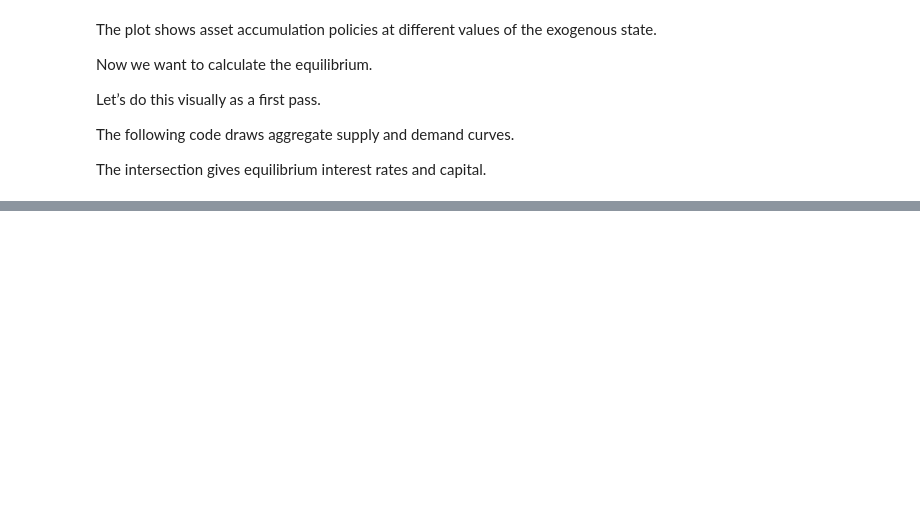
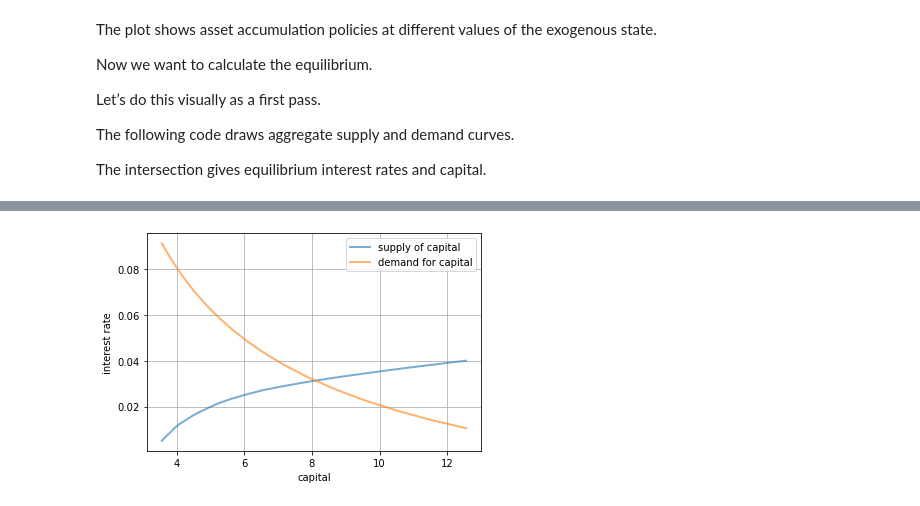
Before and after one commit to QuantEcon/cbc_workshops, a Jupyter notebook: aiyagari/aiyagari_numba.ipynb, the cells around one changed output, grey strips where cells are left out. Cells and saved outputs as stored; diff of their text form; code cells hidden in the pictures; blank space fills up the shorter version.

```diff
--- a/aiyagari/aiyagari_numba.ipynb
+++ b/aiyagari/aiyagari_numba.ipynb
@@ -349,72 +415,13 @@ The intersection gives equilibrium interest rates and capital.
 # %%
-A = 1.0
-N = 1.0
-α = 0.33
-β = 0.96
-δ = 0.05
-
-
-def r_to_w(r):
-    """
-    Equilibrium wages associated with a given interest rate r.
-    """
-    return A * (1 - α) * (A * α / (r + δ))**(α / (1 - α))
-
-def rd(K):
-    """
-    Inverse demand curve for capital.  The interest rate associated with a
-    given demand for capital K.
-    """
-    return A * α * (N / K)**(1 - α) - δ
-
-
-def prices_to_capital_stock(am, r):
-    """
-    Map prices to the induced level of capital stock.
-
-    Parameters:
-    ----------
-
-    am : Household
-        An instance of an aiyagari_household.Household
-    r : float
-        The interest rate
-    """
-    w = r_to_w(r)
-    am.set_prices(r, w)
-    aiyagari_ddp = DiscreteDP(am.R, am.Q, β)
-    # Compute the optimal policy
-    results = aiyagari_ddp.solve(method='policy_iteration')
-    # Compute the stationary distribution
-    stationary_probs = results.mc.stationary_distributions[0]
-    # Extract the marginal distribution for assets
-    asset_probs = asset_marginal(stationary_probs, am.a_size, am.z_size)
-    # Return K
-    return np.sum(asset_probs * am.a_vals)
-
-
-# Create an instance of Household
-am = Household(a_max=20)
-
-# Use the instance to build a discrete dynamic program
-am_ddp = DiscreteDP(am.R, am.Q, am.β)
-
-# Create a grid of r values at which to compute demand and supply of capital
-num_points = 20
-r_vals = np.linspace(0.005, 0.04, num_points)
-
-# Compute supply of capital
-k_vals = np.empty(num_points)
-for i, r in enumerate(r_vals):
-    k_vals[i] = prices_to_capital_stock(am, r)
-
 # Plot against demand for capital by firms
-fig, ax = plt.subplots(figsize=(11, 8))
+fig, ax = plt.subplots()
 ax.plot(k_vals, r_vals, lw=2, alpha=0.6, label='supply of capital')
 ax.plot(k_vals, rd(k_vals), lw=2, alpha=0.6, label='demand for capital')
 ax.grid()
 ax.set_xlabel('capital')
 ax.set_ylabel('interest rate')
 ax.legend(loc='upper right')
 
 plt.show()
+# %% [output]
+[figure, added]
```
Also changed, not shown: parts of 4 cells of this notebook, 2 other files.
